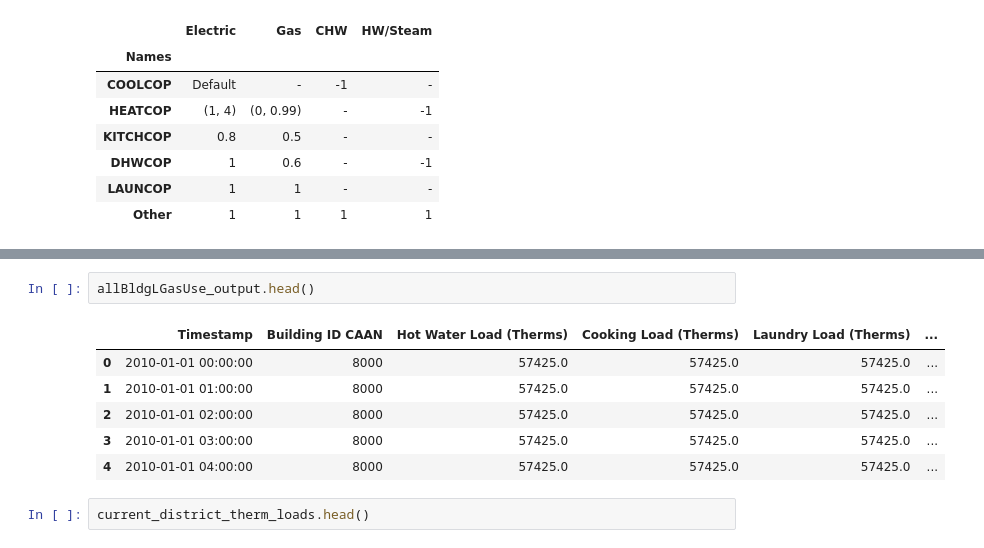
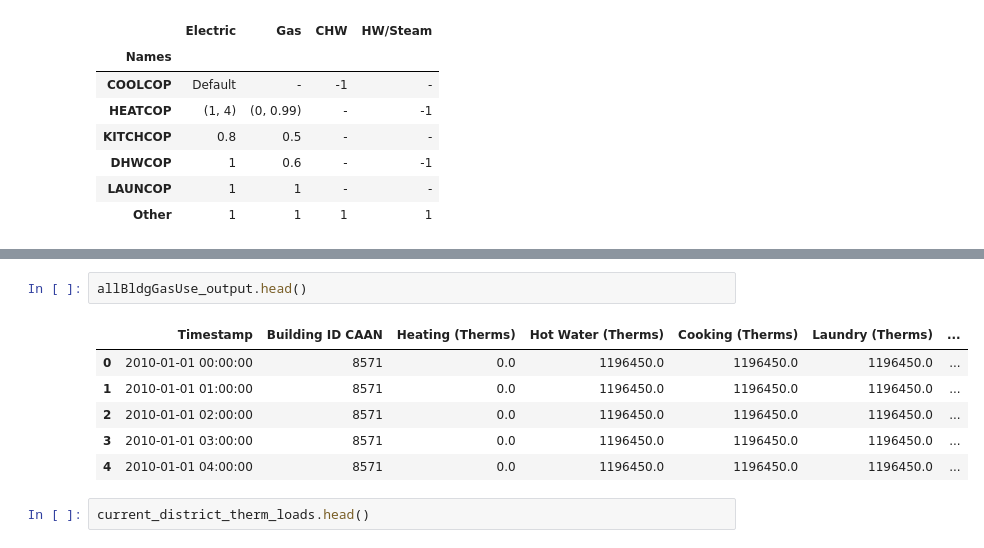
Before and after one commit to NikitaKhatwani/District-system---Engineering-model, a Jupyter notebook: UCSB_Loads and usage.ipynb, the cells around one changed output, grey strips where cells are left out. Cells and saved outputs as stored; diff of their text form.

```diff
--- a/UCSB_Loads and usage.ipynb
+++ b/UCSB_Loads and usage.ipynb
@@ -65,12 +72,12 @@ allBldgElecUse_output.head()
 # %%
-allBldgLGasUse_output.head()
+allBldgGasUse_output.head()
 # %% [output]
-|  | Timestamp | Building ID CAAN | Hot Water Load (Therms) | Cooking Load (Therms) | Laundry Load (Therms) | ... |
-| 0 | 2010-01-01 00:00:00 | 8000 | 57425.0 | 57425.0 | 57425.0 | ... |
-| 1 | 2010-01-01 01:00:00 | 8000 | 57425.0 | 57425.0 | 57425.0 | ... |
-| 2 | 2010-01-01 02:00:00 | 8000 | 57425.0 | 57425.0 | 57425.0 | ... |
-| 3 | 2010-01-01 03:00:00 | 8000 | 57425.0 | 57425.0 | 57425.0 | ... |
-| 4 | 2010-01-01 04:00:00 | 8000 | 57425.0 | 57425.0 | 57425.0 | ... |
+|  | Timestamp | Building ID CAAN | Heating (Therms) | Hot Water (Therms) | Cooking (Therms) | Laundry (Therms) | ... |
+| 0 | 2010-01-01 00:00:00 | 8571 | 0.0 | 1196450.0 | 1196450.0 | 1196450.0 | ... |
+| 1 | 2010-01-01 01:00:00 | 8571 | 0.0 | 1196450.0 | 1196450.0 | 1196450.0 | ... |
+| 2 | 2010-01-01 02:00:00 | 8571 | 0.0 | 1196450.0 | 1196450.0 | 1196450.0 | ... |
+| 3 | 2010-01-01 03:00:00 | 8571 | 0.0 | 1196450.0 | 1196450.0 | 1196450.0 | ... |
+| 4 | 2010-01-01 04:00:00 | 8571 | 0.0 | 1196450.0 | 1196450.0 | 1196450.0 | ... |
 # %%
 current_district_therm_loads.head()
 # %% [output]
```
Also changed, not shown: parts of 11 cells of this notebook, 5 other files.
